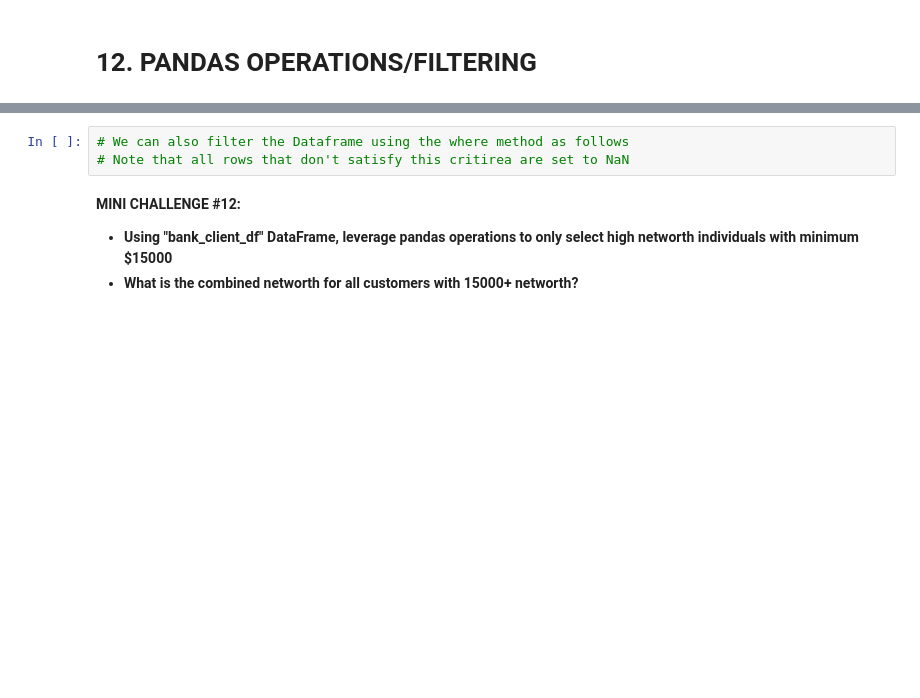
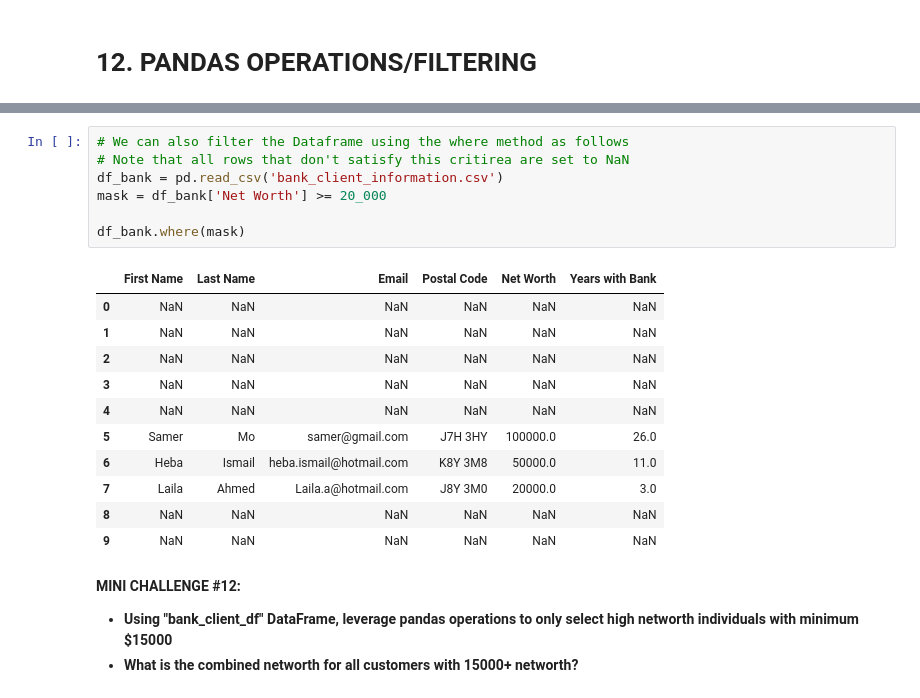
Before and after one commit to DanielMevs/Data-Analysis-with-Python, a Jupyter notebook: pandas_dataframe_fundamentals/pandas_dataframe.ipynb, the cells around one changed output, grey strips where cells are left out. Cells and saved outputs as stored; diff of their text form; blank space fills up the shorter version.

```diff
--- a/pandas_dataframe_fundamentals/pandas_dataframe.ipynb
+++ b/pandas_dataframe_fundamentals/pandas_dataframe.ipynb
@@ -1161,6 +1263,22 @@ bank_df
 # %%
 # We can also filter the Dataframe using the where method as follows
 # Note that all rows that don't satisfy this critirea are set to NaN
+df_bank = pd.read_csv('bank_client_information.csv')
+mask = df_bank['Net Worth'] >= 20_000
+
+df_bank.where(mask)
+# %% [output]
+|  | First Name | Last Name | Email | Postal Code | Net Worth | Years with Bank |
+| 0 | NaN | NaN | NaN | NaN | NaN | NaN |
+| 1 | NaN | NaN | NaN | NaN | NaN | NaN |
+| 2 | NaN | NaN | NaN | NaN | NaN | NaN |
+| 3 | NaN | NaN | NaN | NaN | NaN | NaN |
+| 4 | NaN | NaN | NaN | NaN | NaN | NaN |
+| 5 | Samer | Mo | samer@gmail.com | J7H 3HY | 100000.0 | 26.0 |
+| 6 | Heba | Ismail | heba.ismail@hotmail.com | K8Y 3M8 | 50000.0 | 11.0 |
+| 7 | Laila | Ahmed | Laila.a@hotmail.com | J8Y 3M0 | 20000.0 | 3.0 |
+| 8 | NaN | NaN | NaN | NaN | NaN | NaN |
+| 9 | NaN | NaN | NaN | NaN | NaN | NaN |
 # %% [markdown]
 **MINI CHALLENGE #12:**
 - **Using "bank_client_df" DataFrame, leverage pandas operations to only select high networth individuals with minimum $15000**
```
Also changed, not shown: parts of 13 cells of this notebook.
